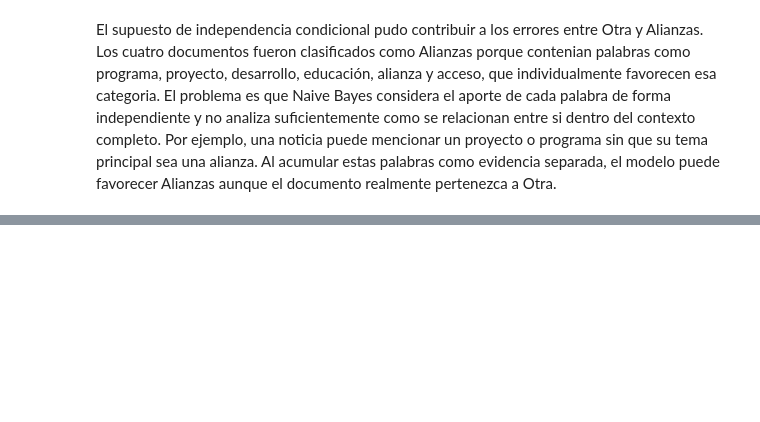
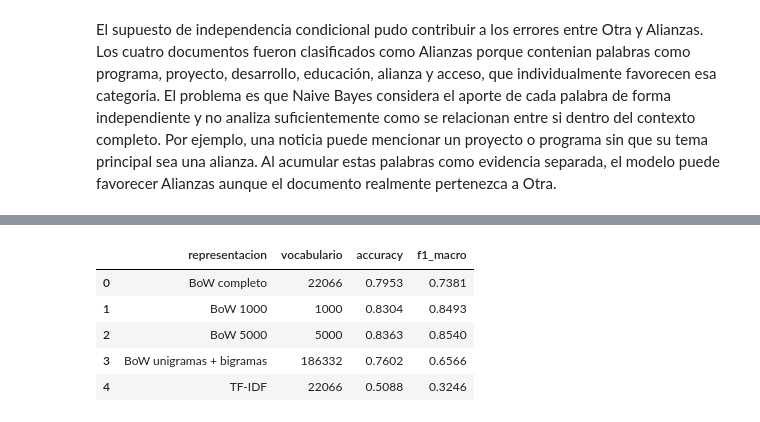
Before and after one commit to JuanDi37/Lab-3---NLP, a Jupyter notebook: Laboratorio#3 NLP.ipynb, the cells around one changed output, grey strips where cells are left out. Drawn from its saved outputs; the diff is of its cells as text; code cells hidden in the pictures; blank space fills up the shorter version.

Commit message:
v5
seccion 5

```diff
--- a/Laboratorio#3 NLP.ipynb
+++ b/Laboratorio#3 NLP.ipynb
@@ -1149,0 +1240,18 @@ El supuesto de independencia condicional pudo contribuir a los errores entre Otr
+# %%
+#entrenamos una nueva variante utilizando unigramas y bigramas
+#los unigramas representan palabras individuales y los bigramas pares consecutivos
+#esto permite conservar un poco mas de contexto dentro de la representacion
+#tambien esperamos un aumento importante en el tamaño del vocabulario
+
+resultado_bow_bigramas, vectorizador_bow_bigramas, modelo_bow_bigramas, pred_bow_bigramas = (
+    entrenar_variante_bow(
+        "BoW unigramas + bigramas",
+        ngram_range=(1, 2)
+    )
+)
+
+display(
+    pd.DataFrame([
+        resultado_bow_bigramas
+    ]).round(4)
+)
@@ -1149,0 +1303,56 @@ El supuesto de independencia condicional pudo contribuir a los errores entre Otr
+# %%
+#construimos la tabla final reutilizando los resultados que ya habiamos calculado
+#BoW completo y TF-IDF no se vuelven a entrenar ni evaluar en esta celda
+#las nuevas variantes corresponden a los experimentos realizados en esta seccion
+#todas las metricas mostradas corresponden al mismo conjunto de validacion
+
+metricas_tfidf_existente = resultados_validacion[
+    (resultados_validacion["modelo"] == "TF-IDF")
+    & (resultados_validacion["conjunto"] == "Validacion")
+].iloc[0]
+
+resultado_tfidf = {
+    "representacion": "TF-IDF",
+    "vocabulario": matriz_tfidf_entrenamiento.shape[1],
+    "accuracy": metricas_tfidf_existente["accuracy"],
+    "f1_macro": metricas_tfidf_existente["f1_macro"]
+}
+
+tabla_modelos = pd.DataFrame([
+    {
+        "representacion": resultado_bow_completo["representacion"],
+        "vocabulario": resultado_bow_completo["vocabulario"],
+        "accuracy": resultado_bow_completo["accuracy"],
+        "f1_macro": resultado_bow_completo["f1_macro"]
+    },
+    {
+        "representacion": resultado_bow_1000["representacion"],
+        "vocabulario": resultado_bow_1000["vocabulario"],
+        "accuracy": resultado_bow_1000["accuracy"],
+        "f1_macro": resultado_bow_1000["f1_macro"]
+    },
+    {
+        "representacion": resultado_bow_5000["representacion"],
+        "vocabulario": resultado_bow_5000["vocabulario"],
+        "accuracy": resultado_bow_5000["accuracy"],
+        "f1_macro": resultado_bow_5000["f1_macro"]
+    },
+    {
+        "representacion": resultado_bow_bigramas["representacion"],
+        "vocabulario": resultado_bow_bigramas["vocabulario"],
+        "accuracy": resultado_bow_bigramas["accuracy"],
+        "f1_macro": resultado_bow_bigramas["f1_macro"]
+    },
+    resultado_tfidf
+])
+
+display(
+    tabla_modelos.round(4)
+)
+# %% [output]
+|  | representacion | vocabulario | accuracy | f1_macro |
+| 0 | BoW completo | 22066 | 0.7953 | 0.7381 |
+| 1 | BoW 1000 | 1000 | 0.8304 | 0.8493 |
+| 2 | BoW 5000 | 5000 | 0.8363 | 0.8540 |
+| 3 | BoW unigramas + bigramas | 186332 | 0.7602 | 0.6566 |
+| 4 | TF-IDF | 22066 | 0.5088 | 0.3246 |
```
Also changed, not shown: parts of 7 cells of this notebook.
